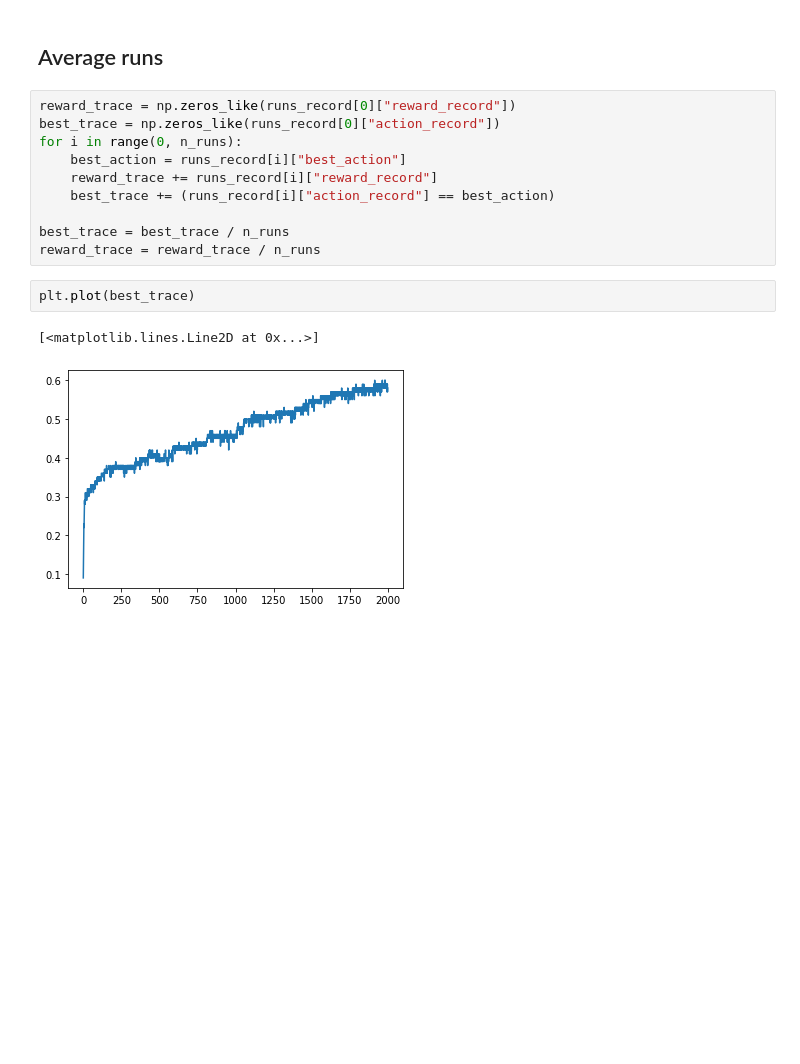
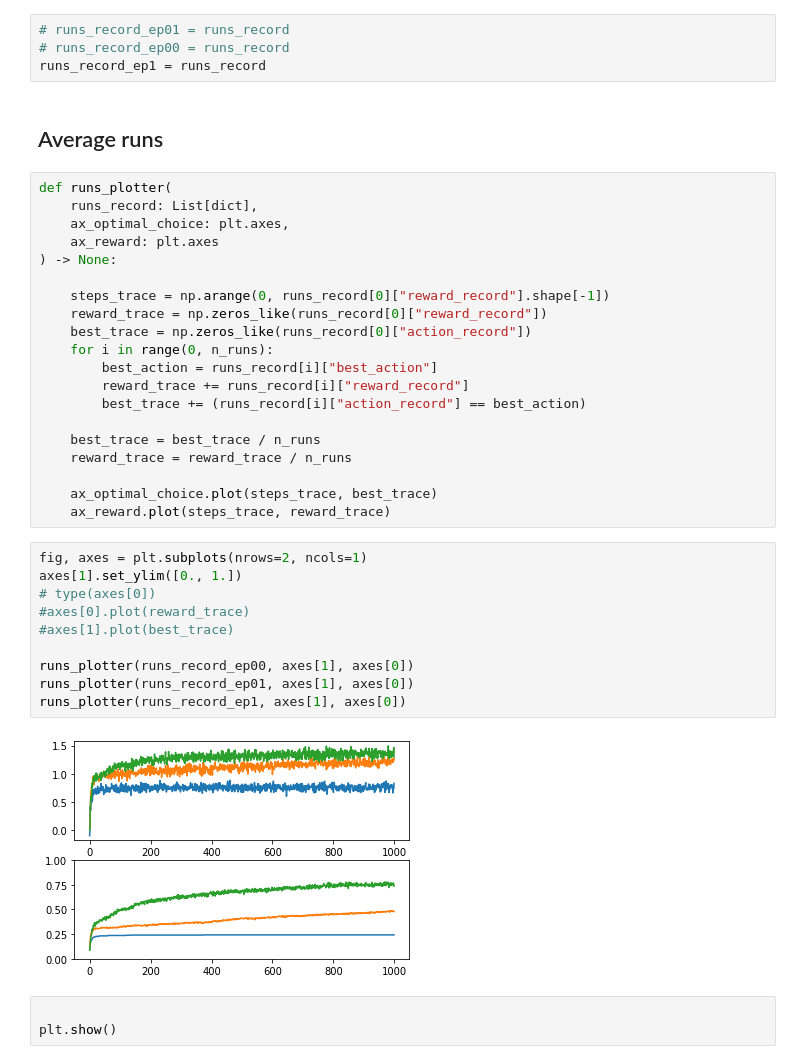
Before and after one commit to rweaton/reinforcement-learning-exercises, a Jupyter notebook: SuttonBartoChapt2/n-armed-bandit.ipynb, the cells around one changed output. Drawn from its saved outputs; the diff is of its cells as text; blank space fills up the shorter version.

Commit message:
tested epsilon-greedy on n-armed-bandit scenario, added plotting func

```diff
--- a/SuttonBartoChapt2/n-armed-bandit.ipynb
+++ b/SuttonBartoChapt2/n-armed-bandit.ipynb
@@ -249,20 +272,44 @@ runs_record[i]["best_action"], runs_record[i]["action_record"][-10:], runs_recor
+# %%
+# runs_record_ep01 = runs_record
+# runs_record_ep00 = runs_record
+runs_record_ep1 = runs_record
 # %% [markdown]
 ## Average runs
 # %%
-reward_trace = np.zeros_like(runs_record[0]["reward_record"])
-best_trace = np.zeros_like(runs_record[0]["action_record"])
-for i in range(0, n_runs):
-    best_action = runs_record[i]["best_action"]
-    reward_trace += runs_record[i]["reward_record"]
-    best_trace += (runs_record[i]["action_record"] == best_action)
+def runs_plotter(
+    runs_record: List[dict],
+    ax_optimal_choice: plt.axes,
+    ax_reward: plt.axes
+) -> None:
 
-best_trace = best_trace / n_runs
-reward_trace = reward_trace / n_runs
+    steps_trace = np.arange(0, runs_record[0]["reward_record"].shape[-1])
+    reward_trace = np.zeros_like(runs_record[0]["reward_record"])
+    best_trace = np.zeros_like(runs_record[0]["action_record"])
+    for i in range(0, n_runs):
+        best_action = runs_record[i]["best_action"]
+        reward_trace += runs_record[i]["reward_record"]
+        best_trace += (runs_record[i]["action_record"] == best_action)
+
+    best_trace = best_trace / n_runs
+    reward_trace = reward_trace / n_runs
+
+    ax_optimal_choice.plot(steps_trace, best_trace)
+    ax_reward.plot(steps_trace, reward_trace)
-# %%
-plt.plot(best_trace)
-# %% [output]
-[<matplotlib.lines.Line2D at 0x...>]
-[figure, removed]
+# %%
+fig, axes = plt.subplots(nrows=2, ncols=1)
+axes[1].set_ylim([0., 1.])
+# type(axes[0])
+#axes[0].plot(reward_trace)
+#axes[1].plot(best_trace)
+
+runs_plotter(runs_record_ep00, axes[1], axes[0])
+runs_plotter(runs_record_ep01, axes[1], axes[0])
+runs_plotter(runs_record_ep1, axes[1], axes[0])
+# %% [output]
+[figure, added]
+# %%
+
+plt.show()
 # %%
 plt.plot(reward_trace)
 # %% [output]
```
Also changed, not shown: parts of 12 cells of this notebook.
